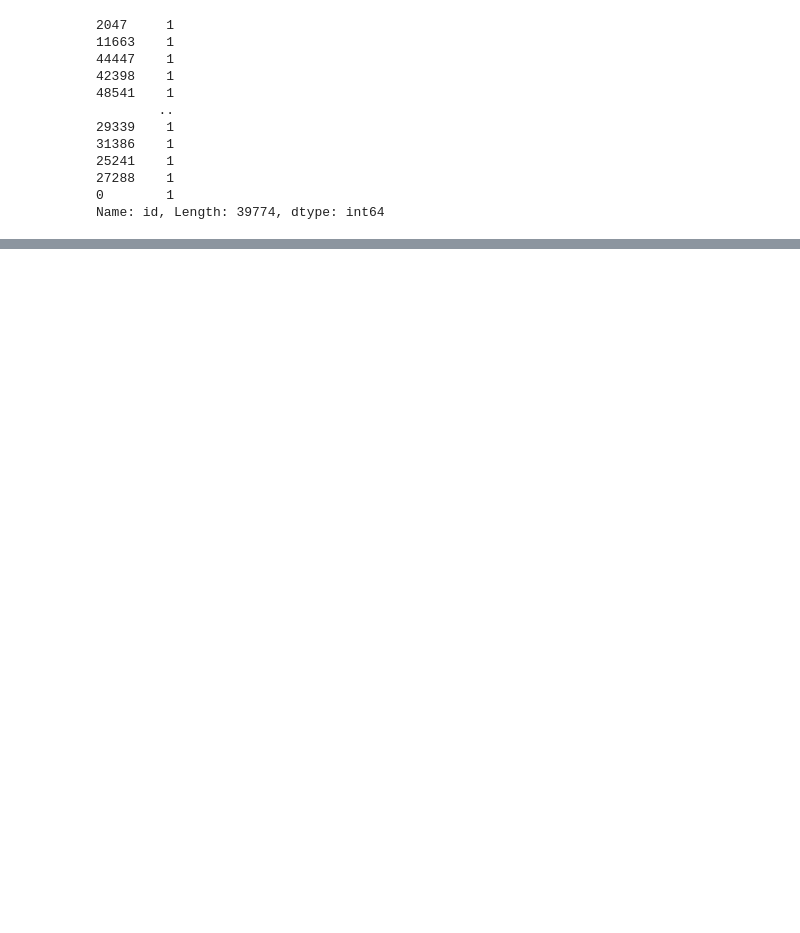
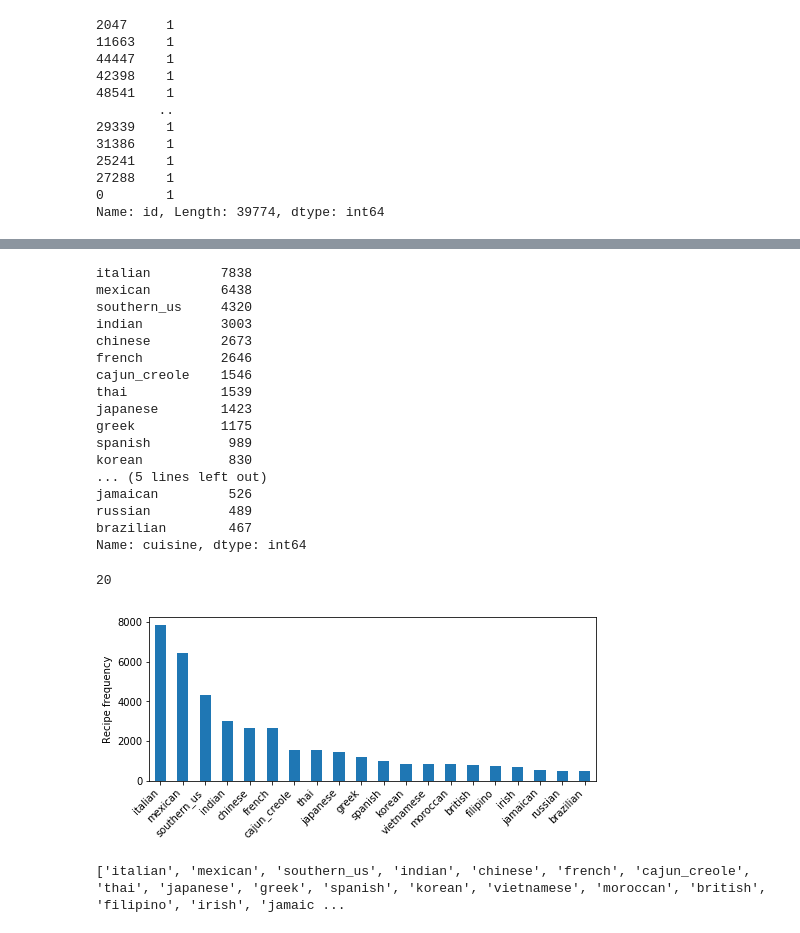
Before and after one commit to jeffcfho/DataChallenges, a Jupyter notebook: 0_Exploratory_Data_Analysis.ipynb, the cells around one changed output, grey strips where cells are left out. Drawn from its saved outputs; the diff is of its cells as text; code cells hidden in the pictures; blank space fills up the shorter version.

```diff
--- a/0_Exploratory_Data_Analysis.ipynb
+++ b/0_Exploratory_Data_Analysis.ipynb
@@ -121,0 +76,34 @@ Name: cuisine, dtype: int64
+# %%
+# How many cuisines?
+display(raw_df['cuisine'].value_counts()) #Mostly Italian, Mexican, and Southern.
+display(len(raw_df['cuisine'].value_counts())) #20 cuisines.
+
+fig,ax = plt.subplots(figsize=(8,3))
+raw_df['cuisine'].value_counts().plot(ax=ax,kind='bar')
+plt.xticks(rotation=45,ha='right')
+plt.ylabel('Recipe frequency')
+plt.show()
+
+cuisine_list = list(raw_df['cuisine'].value_counts().index.values)
+print(cuisine_list)
+# %% [output]
+italian         7838
+mexican         6438
+southern_us     4320
+indian          3003
+chinese         2673
+french          2646
+cajun_creole    1546
+thai            1539
+japanese        1423
+greek           1175
+spanish          989
+korean           830
+... (5 lines left out)
+jamaican         526
+russian          489
+brazilian        467
+Name: cuisine, dtype: int64
+20
+[figure, added]
+['italian', 'mexican', 'southern_us', 'indian', 'chinese', 'french', 'cajun_creole', 'thai', 'japanese', 'greek', 'spanish', 'korean', 'vietnamese', 'moroccan', 'british', 'filipino', 'irish', 'jamaic ...
```
Also changed, not shown: parts of 11 cells of this notebook.
